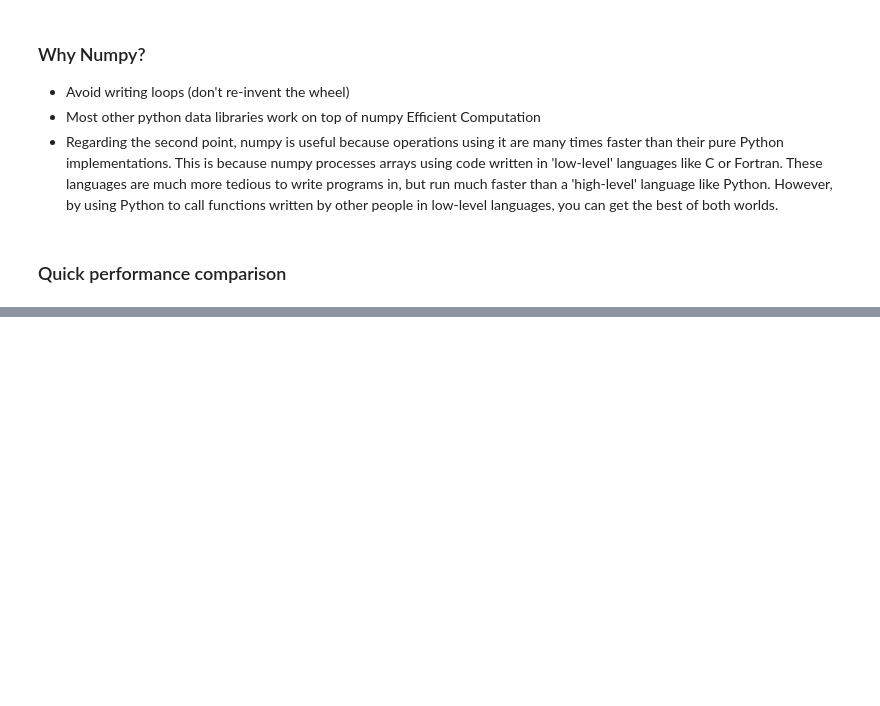
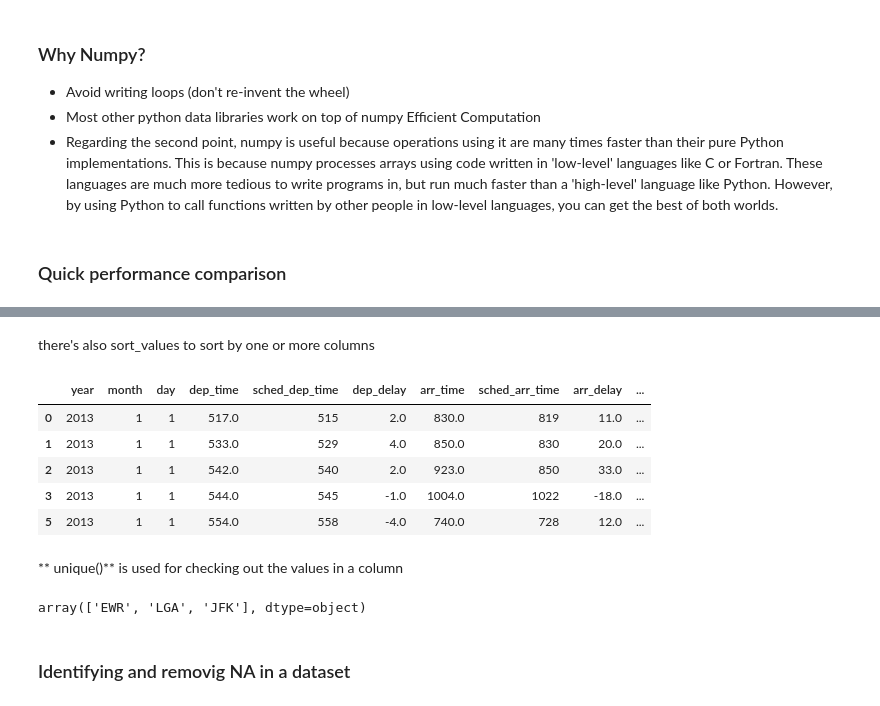
Before and after one commit to yueying-teng/RF, a Jupyter notebook: Data slicing .ipynb, the cells around one changed output, grey strips where cells are left out. Cells and saved outputs as stored; diff of their text form; code cells hidden in the pictures; blank space fills up the shorter version.

```diff
--- a/Data slicing .ipynb
+++ b/Data slicing .ipynb
@@ -578,0 +709,21 @@ TypeError: 'int' object is not iterable
+# %% [markdown]
+there's also sort_values to sort by one or more columns
+# %%
+# Sorts by year, then by month, then by day....and so on
+
+flights.sort_values(['year', 'month', 'day', 'hour', 'minute']).head()
+# %% [output]
+|  | year | month | day | dep_time | sched_dep_time | dep_delay | arr_time | sched_arr_time | arr_delay | ... |
+| 0 | 2013 | 1 | 1 | 517.0 | 515 | 2.0 | 830.0 | 819 | 11.0 | ... |
+| 1 | 2013 | 1 | 1 | 533.0 | 529 | 4.0 | 850.0 | 830 | 20.0 | ... |
+| 2 | 2013 | 1 | 1 | 542.0 | 540 | 2.0 | 923.0 | 850 | 33.0 | ... |
+| 3 | 2013 | 1 | 1 | 544.0 | 545 | -1.0 | 1004.0 | 1022 | -18.0 | ... |
+| 5 | 2013 | 1 | 1 | 554.0 | 558 | -4.0 | 740.0 | 728 | 12.0 | ... |
+# %% [markdown]
+** unique()** is used for checking out the values in a column
+# %%
+flights['origin'].unique()
+# %% [output]
+array(['EWR', 'LGA', 'JFK'], dtype=object)
+# %% [markdown]
+### Identifying and removig NA in a dataset
```
Also changed, not shown: parts of 26 cells of this notebook.
